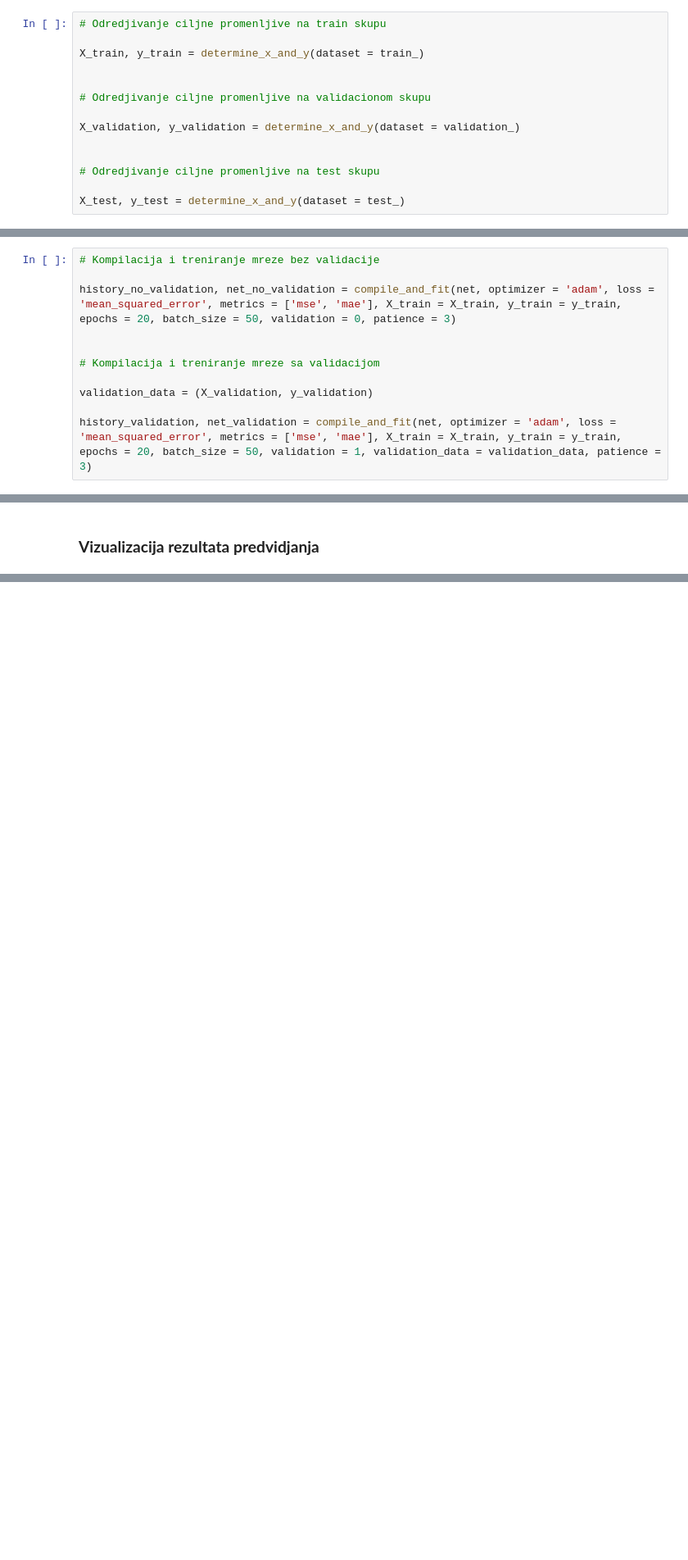
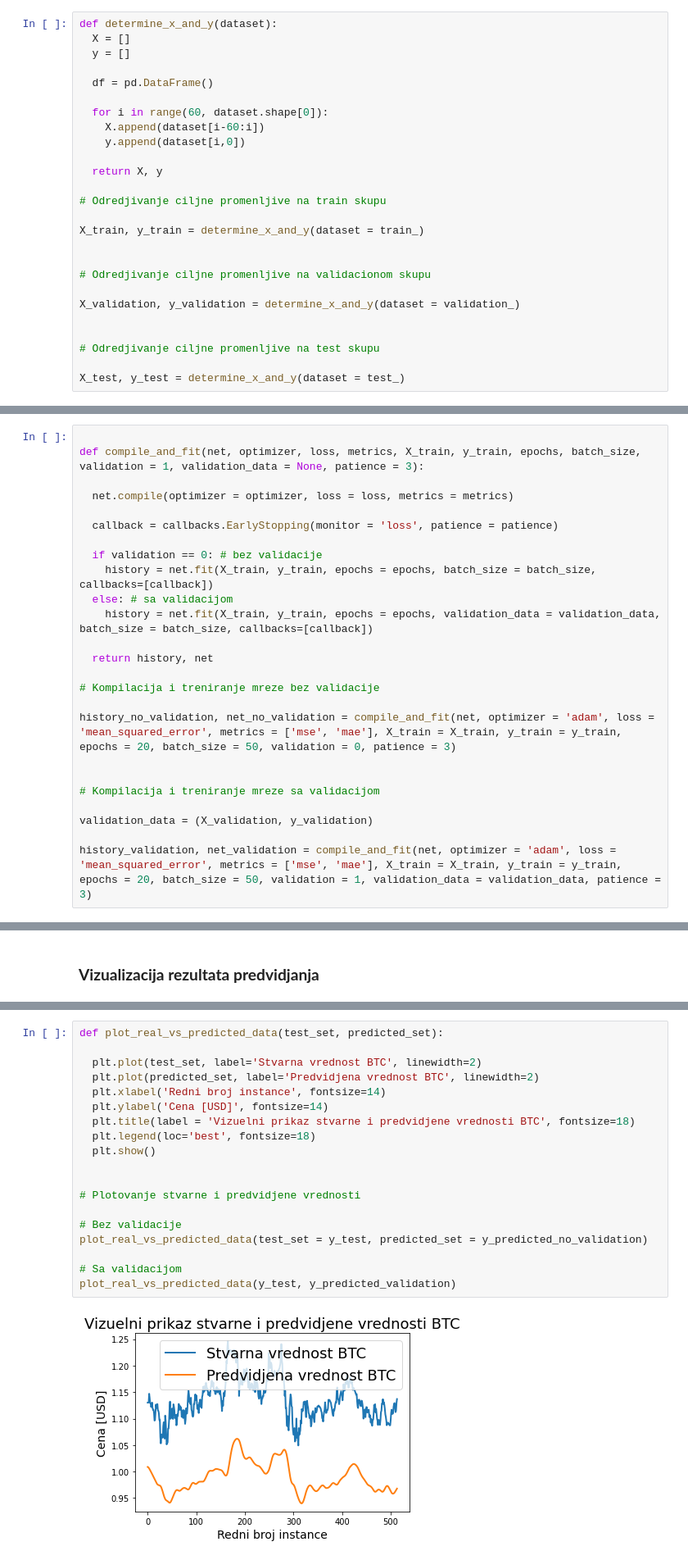
Before and after one commit to jovanape/Bitcoint-Price-Prediction, a Jupyter notebook: 08_RNN_scaled_dataset.ipynb, the cells around one changed output, grey strips where cells are left out. Shown: that part at 82% size. Cells and saved outputs as stored; diff of their text form; blank space fills up the shorter version.

```diff
--- a/08_RNN_scaled_dataset.ipynb
+++ b/08_RNN_scaled_dataset.ipynb
@@ -104,6 +157,18 @@ test_ = scaler.transform(test_)
 # %% [markdown]
 ### **Odredjivanje ciljne promenljive**
 # %%
+def determine_x_and_y(dataset):
+  X = []
+  y = []
+
+  df = pd.DataFrame()
+
+  for i in range(60, dataset.shape[0]):
+    X.append(dataset[i-60:i])
+    y.append(dataset[i,0])
+
+  return X, y
+
 # Odredjivanje ciljne promenljive na train skupu
 
 X_train, y_train = determine_x_and_y(dataset = train_)
@@ -179,6 +244,20 @@ None
 # %% [markdown]
 **Kompilacija i treniranje mreže**
 # %%
+
+def compile_and_fit(net, optimizer, loss, metrics, X_train, y_train, epochs, batch_size, validation = 1, validation_data = None, patience = 3):
+
+  net.compile(optimizer = optimizer, loss = loss, metrics = metrics)
+
+  callback = callbacks.EarlyStopping(monitor = 'loss', patience = patience)
+
+  if validation == 0: # bez validacije
+    history = net.fit(X_train, y_train, epochs = epochs, batch_size = batch_size, callbacks=[callback])
+  else: # sa validacijom
+    history = net.fit(X_train, y_train, epochs = epochs, validation_data = validation_data, batch_size = batch_size, callbacks=[callback])
+
+  return history, net
+
 # Kompilacija i treniranje mreze bez validacije
 
 history_no_validation, net_no_validation = compile_and_fit(net, optimizer = 'adam', loss = 'mean_squared_error', metrics = ['mse', 'mae'], X_train = X_train, y_train = y_train, epochs = 20, batch_size = 50, validation = 0, patience = 3)
@@ -234,0 +303,21 @@ plot_real_vs_predicted_data(y_test, y_predicted_validation)
+# %%
+def plot_real_vs_predicted_data(test_set, predicted_set):
+
+  plt.plot(test_set, label='Stvarna vrednost BTC', linewidth=2)
+  plt.plot(predicted_set, label='Predvidjena vrednost BTC', linewidth=2)
+  plt.xlabel('Redni broj instance', fontsize=14)
+  plt.ylabel('Cena [USD]', fontsize=14)
+  plt.title(label = 'Vizuelni prikaz stvarne i predvidjene vrednosti BTC', fontsize=18)
+  plt.legend(loc='best', fontsize=18)
+  plt.show()
+
+
+# Plotovanje stvarne i predvidjene vrednosti
+
+# Bez validacije
+plot_real_vs_predicted_data(test_set = y_test, predicted_set = y_predicted_no_validation)
+
+# Sa validacijom
+plot_real_vs_predicted_data(y_test, y_predicted_validation)
+# %% [output]
+[figure, added]
```
Also changed, not shown: parts of 21 cells of this notebook.
